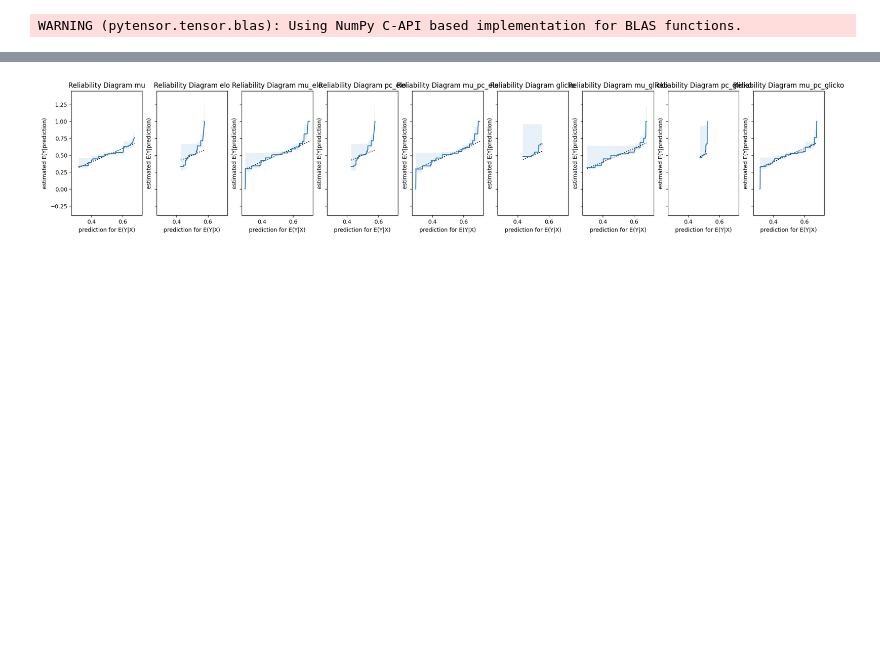
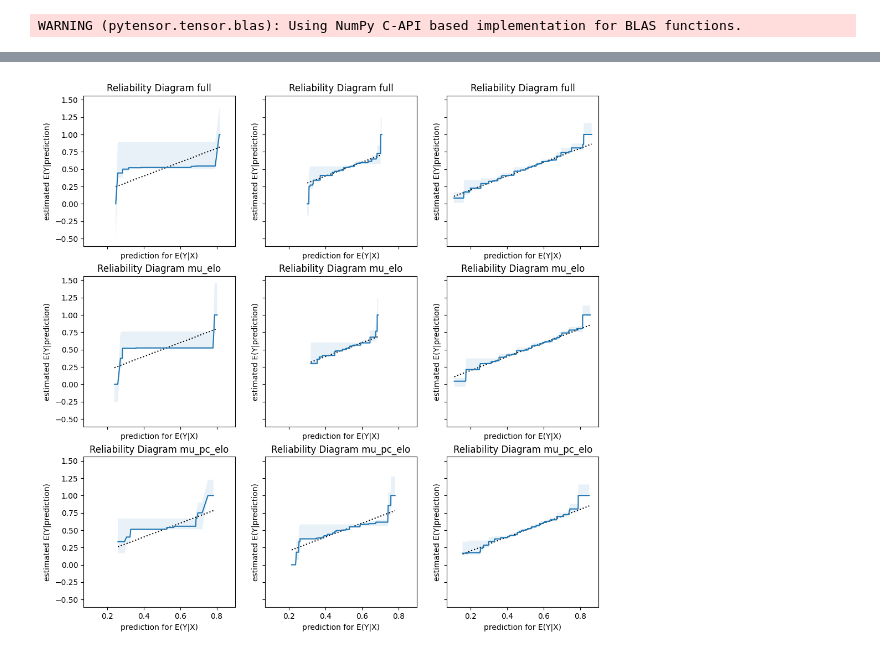
Before and after one commit to cpennington/yomi-skill, a Jupyter notebook: Model Check.ipynb, the cells around one changed output, grey strips where cells are left out. Cells and saved outputs as stored; diff of their text form; code cells hidden in the pictures; blank space fills up the shorter version.

Commit message:
Improve models and validation code, moving towards sklearn pipelines

```diff
--- a/Model Check.ipynb
+++ b/Model Check.ipynb
@@ -145,11 +107,0 @@ models = {model_name: MODELS[model_name](fit_dir, min_games, warmup=warmup, samp
-# %%
-df_pred_test = pandas.DataFrame(
-    {
-        model_name: models[model_name].fit(
-            X_train,
-            y_train,
-            # sample_weight=X_train[f'{models[model_name].weight_key}_weight']
-        ).predict_proba(X_test)[:, 1]
-        for model_name in model_names
-    }
-)
@@ -173,0 +149,7 @@ Transformation time =  0:02:06.747010
+# %%
+for model_name in model_names:
+    models[model_name].fit(
+        X_train,
+        y_train,
+        # sample_weight=X_train[f'{models[model_name].weight_key}_weight']
+    )
@@ -174,3 +175,10 @@ Transformation time =  0:02:06.747010
+# %%
+pred_test = {
+    model_name: models[model_name].predict_proba(X_test)[:, 1]
+    for model_name in model_names
+}
+# %%
+df_pred_test = pandas.DataFrame(pred_test)
 # %%
 df_pred_test.set_index(X_test.index)
 pandas.concat([X_test, df_pred_test.set_index(X_test.index)], axis=1).sort_values('pc_elo_weight')[['player_1', 'character_1', 'win', 'character_2', 'player_2', 'pc_elo_1', 'pc_elo_2', 'pc_elo_weight'] + [model_name for model_name in model_names]]
@@ -191,18 +199,34 @@ pandas.concat([X_test, df_pred_test.set_index(X_test.index)], axis=1).sort_value
 # %%
 import matplotlib.pyplot as plt
 from model_diagnostics.calibration import compute_bias, plot_bias, plot_reliability_diagram
-fig, axes = plt.subplots(ncols=len(model_names), figsize=(24, 4), sharex=True, sharey=True)
+fig, axes = plt.subplots(ncols=3, nrows=len(model_names), figsize=(12, 4*len(model_names)), sharex=True, sharey=True)
+mirror_matches = (X_test.character_1 == X_test.character_2).to_numpy()
+similar_elo_matches = ((X_test.elo_1 - X_test.elo_2).abs() < 50).to_numpy()
 
 for i, model_name in enumerate(model_names):
+    plot_reliability_diagram(
+        y_obs=y_test[mirror_matches],
+        y_pred=df_pred_test[model_name][mirror_matches],
+        # weights=X_test[models[model_name].weight_key + '_weight'],
+        n_bootstrap=100,
+        ax=axes[i][0],
+    )
+    plot_reliability_diagram(
+        y_obs=y_test[similar_elo_matches],
+        y_pred=df_pred_test[model_name][similar_elo_matches],
+        # weights=X_test[models[model_name].weight_key + '_weight'],
+        n_bootstrap=100,
+        ax=axes[i][1],
+    )
     plot_reliability_diagram(
         y_obs=y_test,
         y_pred=df_pred_test[model_name],
         # weights=X_test[models[model_name].weight_key + '_weight'],
         n_bootstrap=100,
-        ax=axes[i],
+        ax=axes[i][2],
     )
 # %% [output]
-[figure, old version]
+[figure, new version]
 # %%
 from model_diagnostics.scoring import SquaredError, plot_murphy_diagram
 
```
Also changed, not shown: parts of 20 cells of this notebook, 9 other files.
